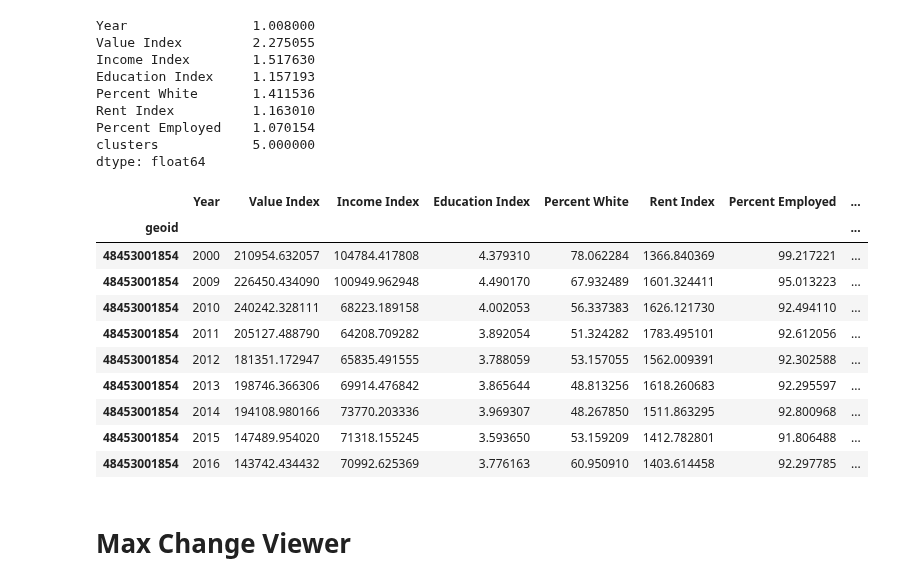
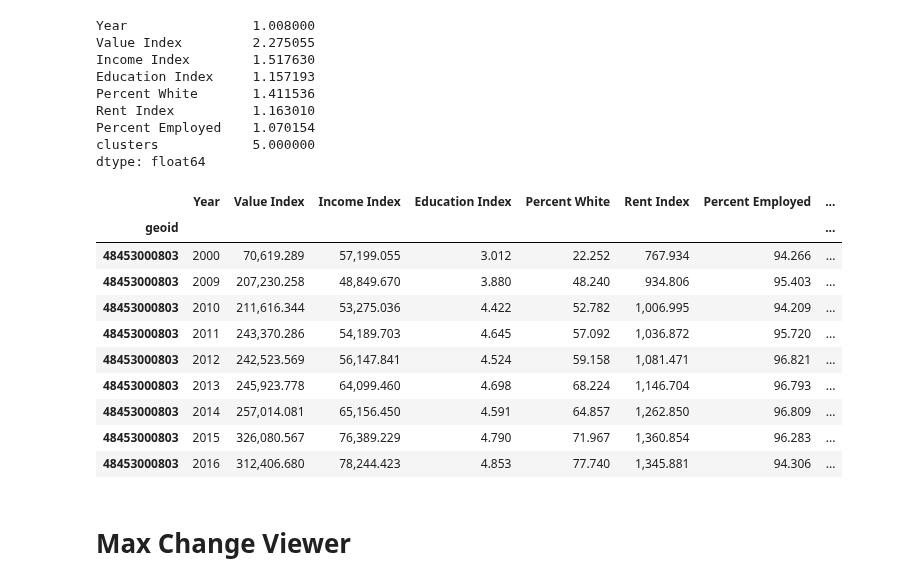
Before and after one commit to tsansom/Springboard-Data-Science, a Jupyter notebook: capstone_projects/gentrification/notebooks/7 - Clustering Analysis.ipynb, the cells around one changed output. Drawn from its saved outputs; the diff is of its cells as text; code cells hidden in the pictures.

```diff
--- a/capstone_projects/gentrification/notebooks/7 - Clustering Analysis.ipynb
+++ b/capstone_projects/gentrification/notebooks/7 - Clustering Analysis.ipynb
@@ -140,6 +150,8 @@ _ = fig.savefig('../figures/obs_per_cluster.png', dpi=500, transparent=True)
 # %% [output]
 [figure]
 # %%
+pd.options.display.float_format = '{:,.3f}'.format
+
 data.groupby('clusters').mean().T
 # %% [output]
 | clusters | 1 | 2 | 3 | 4 | 5 | 6 |
@@ -405,19 +417,19 @@ Percent Employed    1.070154
 clusters            5.000000
 dtype: float64
 # %%
-data.loc[48453001854]
+data.loc[48453000803]
 # %% [output]
 |  | Year | Value Index | Income Index | Education Index | Percent White | Rent Index | Percent Employed | ... |
 | geoid |  |  |  |  |  |  |  | ... |
-| 48453001854 | 2000 | 210954.632057 | 104784.417808 | 4.379310 | 78.062284 | 1366.840369 | 99.217221 | ... |
-| 48453001854 | 2009 | 226450.434090 | 100949.962948 | 4.490170 | 67.932489 | 1601.324411 | 95.013223 | ... |
-| 48453001854 | 2010 | 240242.328111 | 68223.189158 | 4.002053 | 56.337383 | 1626.121730 | 92.494110 | ... |
-| 48453001854 | 2011 | 205127.488790 | 64208.709282 | 3.892054 | 51.324282 | 1783.495101 | 92.612056 | ... |
-| 48453001854 | 2012 | 181351.172947 | 65835.491555 | 3.788059 | 53.157055 | 1562.009391 | 92.302588 | ... |
-| 48453001854 | 2013 | 198746.366306 | 69914.476842 | 3.865644 | 48.813256 | 1618.260683 | 92.295597 | ... |
-| 48453001854 | 2014 | 194108.980166 | 73770.203336 | 3.969307 | 48.267850 | 1511.863295 | 92.800968 | ... |
-| 48453001854 | 2015 | 147489.954020 | 71318.155245 | 3.593650 | 53.159209 | 1412.782801 | 91.806488 | ... |
-| 48453001854 | 2016 | 143742.434432 | 70992.625369 | 3.776163 | 60.950910 | 1403.614458 | 92.297785 | ... |
+| 48453000803 | 2000 | 70,619.289 | 57,199.055 | 3.012 | 22.252 | 767.934 | 94.266 | ... |
+| 48453000803 | 2009 | 207,230.258 | 48,849.670 | 3.880 | 48.240 | 934.806 | 95.403 | ... |
+| 48453000803 | 2010 | 211,616.344 | 53,275.036 | 4.422 | 52.782 | 1,006.995 | 94.209 | ... |
+| 48453000803 | 2011 | 243,370.286 | 54,189.703 | 4.645 | 57.092 | 1,036.872 | 95.720 | ... |
+| 48453000803 | 2012 | 242,523.569 | 56,147.841 | 4.524 | 59.158 | 1,081.471 | 96.821 | ... |
+| 48453000803 | 2013 | 245,923.778 | 64,099.460 | 4.698 | 68.224 | 1,146.704 | 96.793 | ... |
+| 48453000803 | 2014 | 257,014.081 | 65,156.450 | 4.591 | 64.857 | 1,262.850 | 96.809 | ... |
+| 48453000803 | 2015 | 326,080.567 | 76,389.229 | 4.790 | 71.967 | 1,360.854 | 96.283 | ... |
+| 48453000803 | 2016 | 312,406.680 | 78,244.423 | 4.853 | 77.740 | 1,345.881 | 94.306 | ... |
 # %% [markdown]
 # Max Change Viewer
 # %%
```
Also changed, not shown: parts of 2 cells of this notebook, 6 other files.
